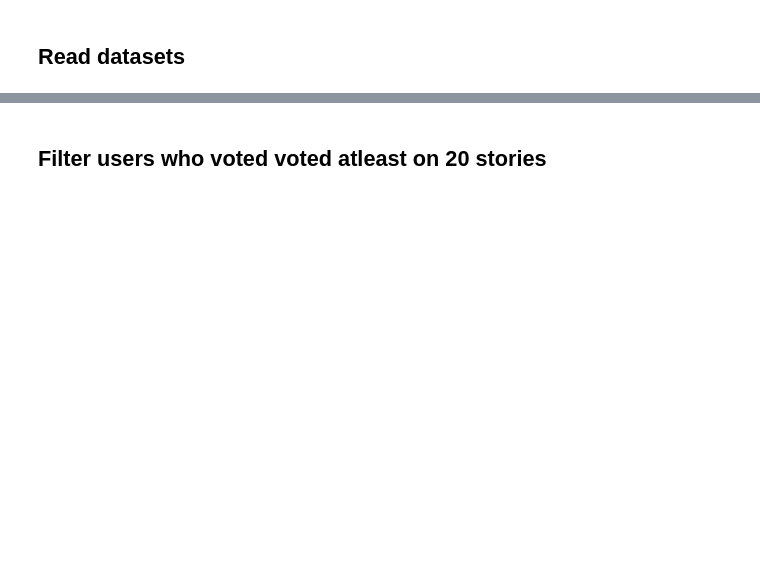
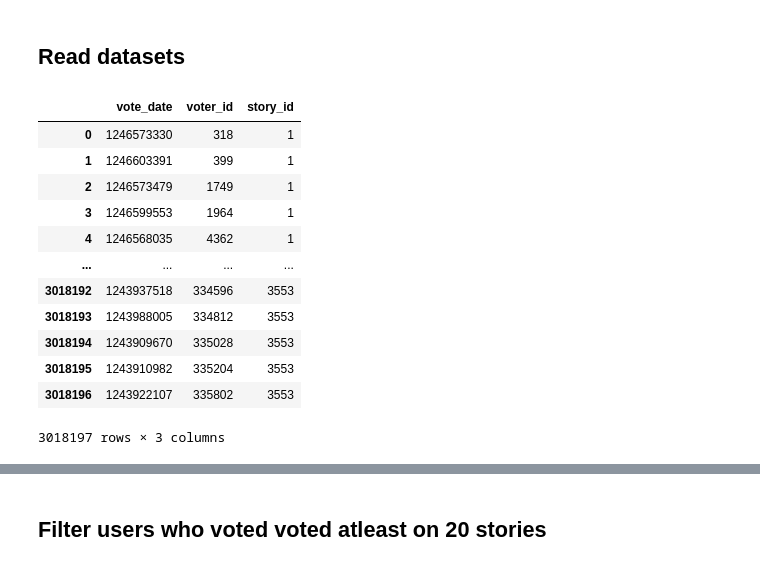
Before and after one commit to Yididya/k_submodular, a Jupyter notebook: notebooks/Influence maximization .ipynb, the cells around one changed output, grey strips where cells are left out. Cells and saved outputs as stored; diff of their text form; code cells hidden in the pictures; blank space fills up the shorter version.

```diff
--- a/notebooks/Influence maximization .ipynb
+++ b/notebooks/Influence maximization .ipynb
@@ -34,0 +37,16 @@ friends = pd.concat([mutual_0, mutual_1, mutual_2])[['user_id', 'friend_id']]
+# %%
+votes
+# %% [output]
+|  | vote_date | voter_id | story_id |
+| 0 | 1246573330 | 318 | 1 |
+| 1 | 1246603391 | 399 | 1 |
+| 2 | 1246573479 | 1749 | 1 |
+| 3 | 1246599553 | 1964 | 1 |
+| 4 | 1246568035 | 4362 | 1 |
+| ... | ... | ... | ... |
+| 3018192 | 1243937518 | 334596 | 3553 |
+| 3018193 | 1243988005 | 334812 | 3553 |
+| 3018194 | 1243909670 | 335028 | 3553 |
+| 3018195 | 1243910982 | 335204 | 3553 |
+| 3018196 | 1243922107 | 335802 | 3553 |
+3018197 rows × 3 columns
```
Also changed, not shown: parts of 26 cells of this notebook, 10 other files.
